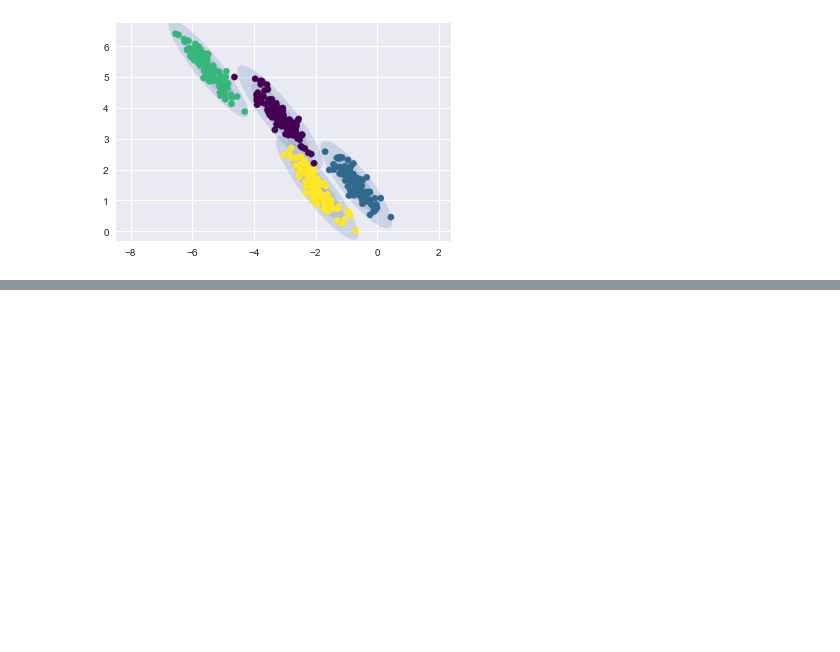
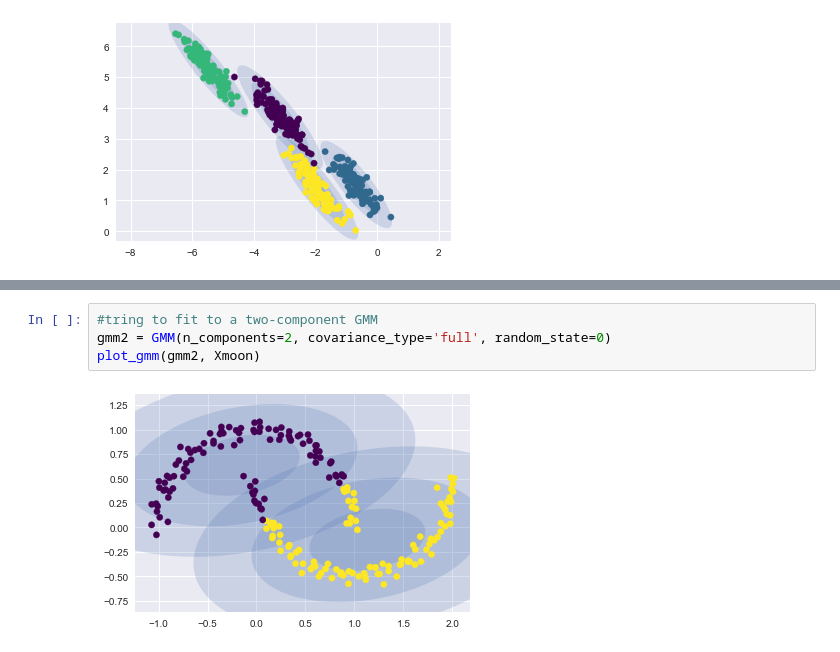
Before and after one commit to johnnyjw/pyth_dat_sci_working, a Jupyter notebook: ch5_463.ipynb, the cells around one changed output, grey strips where cells are left out. Saved outputs shown, nothing was run; the diff lists cells and outputs as text; blank space fills up the shorter version.

```diff
--- a/ch5_463.ipynb
+++ b/ch5_463.ipynb
@@ -355,0 +364,6 @@ plot_gmm(gmm, X_stretched)
+# %%
+#tring to fit to a two-component GMM
+gmm2 = GMM(n_components=2, covariance_type='full', random_state=0)
+plot_gmm(gmm2, Xmoon)
+# %% [output]
+[figure, added]
```
Also changed, not shown: parts of 37 cells of this notebook, 1 other file.
